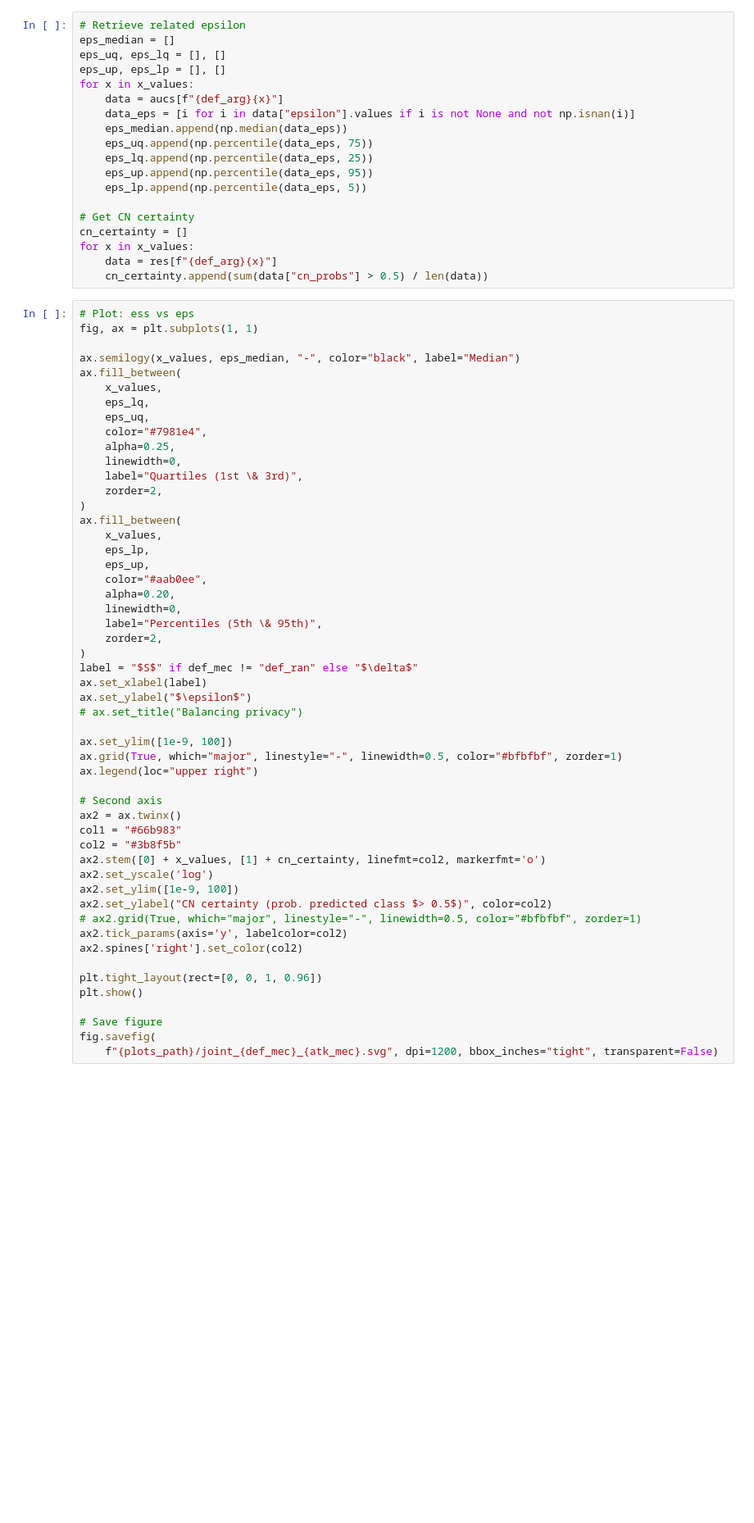
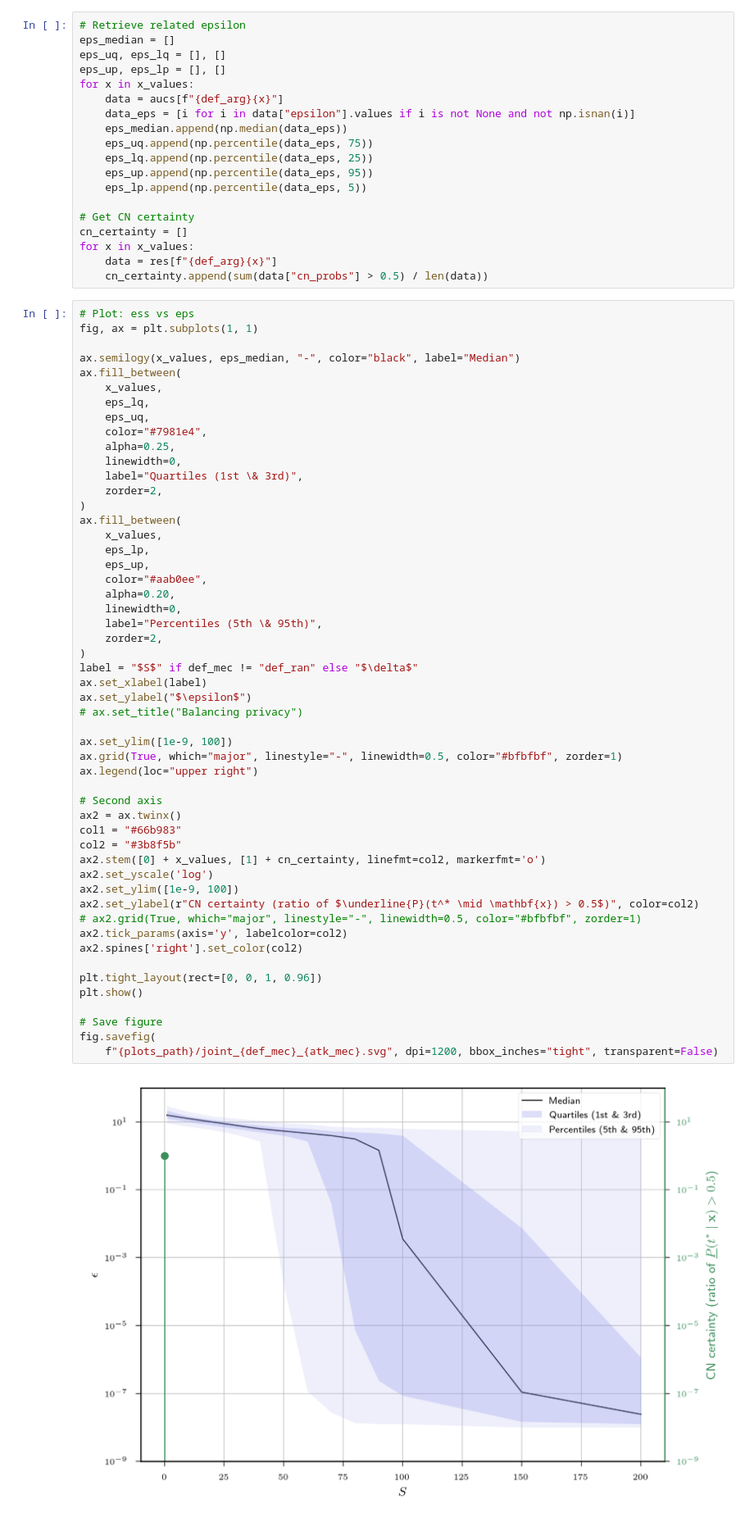
Before and after one commit to Niccolo-Rocchi/BN-Privacy, a Jupyter notebook: experiments/cn_vs_noisybn/Plot_results.ipynb, the cells around one changed output. Shown at 82% size. Drawn from its saved outputs; the diff is of its cells as text; blank space fills up the shorter version.

```diff
--- a/experiments/cn_vs_noisybn/Plot_results.ipynb
+++ b/experiments/cn_vs_noisybn/Plot_results.ipynb
@@ -168,34 +267,36 @@ ax.fill_between(
     linewidth=0,
     label="Percentiles (5th \& 95th)",
     zorder=2,
 )
 label = "$S$" if def_mec != "def_ran" else "$\delta$"
 ax.set_xlabel(label)
 ax.set_ylabel("$\epsilon$")
 # ax.set_title("Balancing privacy")
 
 ax.set_ylim([1e-9, 100])
 ax.grid(True, which="major", linestyle="-", linewidth=0.5, color="#bfbfbf", zorder=1)
 ax.legend(loc="upper right")
 
 # Second axis
 ax2 = ax.twinx()
 col1 = "#66b983"
 col2 = "#3b8f5b"
 ax2.stem([0] + x_values, [1] + cn_certainty, linefmt=col2, markerfmt='o')
 ax2.set_yscale('log')
 ax2.set_ylim([1e-9, 100])
-ax2.set_ylabel("CN certainty (prob. predicted class $> 0.5$)", color=col2)
+ax2.set_ylabel(r"CN certainty (ratio of $\underline{P}(t^* \mid \mathbf{x}) > 0.5$)", color=col2)
 # ax2.grid(True, which="major", linestyle="-", linewidth=0.5, color="#bfbfbf", zorder=1)
 ax2.tick_params(axis='y', labelcolor=col2)
 ax2.spines['right'].set_color(col2)
 
 plt.tight_layout(rect=[0, 0, 1, 0.96])
 plt.show()
 
 # Save figure
 fig.savefig(
     f"{plots_path}/joint_{def_mec}_{atk_mec}.svg", dpi=1200, bbox_inches="tight", transparent=False)
+# %% [output]
+[figure, added]
 # %%
 # Store accuracy results
 acc = {"acc_noisy_bn": {}, "acc_cn_tot": {}, "acc_cn_cert": {}, "acc_cn_uncert": {}}
```
Also changed, not shown: parts of 3 cells of this notebook, 1 other file.
